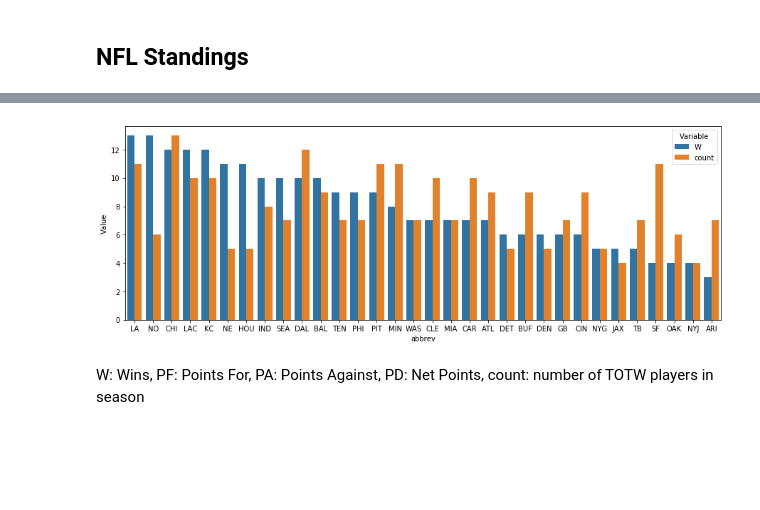
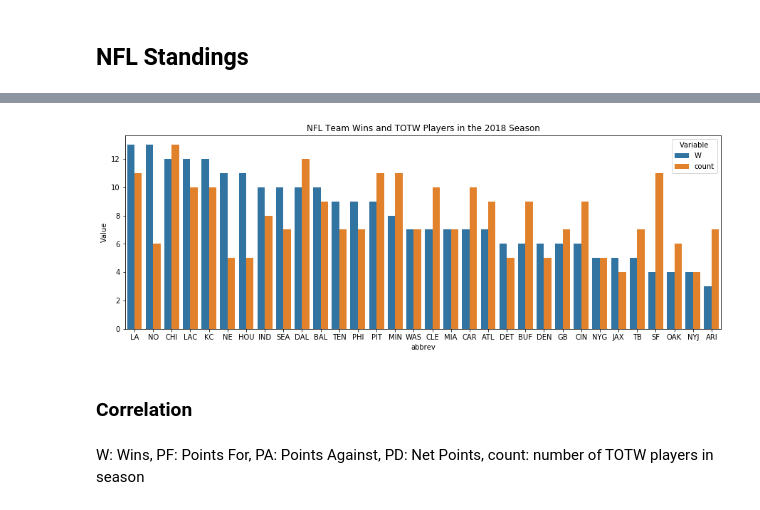
Before and after one commit to WJMatthew/MUT19, a Jupyter notebook: totw_analysis-jan4.ipynb, the cells around one changed output, grey strips where cells are left out. Saved outputs shown, nothing was run; the diff lists cells and outputs as text; code cells hidden in the pictures; blank space fills up the shorter version.

```diff
--- a/totw_analysis-jan4.ipynb
+++ b/totw_analysis-jan4.ipynb
@@ -228,8 +186,11 @@ tidied = tidy(all_df)
 # %%
 plt.figure(figsize=(15, 5))
 sns.barplot(data=tidied, x='abbrev', y='Value', hue='Variable');
+plt.title('NFL Team Wins and TOTW Players in the 2018 Season');
 # %% [output]
-[figure, old version]
+[figure, new version]
+# %% [markdown]
+### Correlation
 # %% [markdown]
 W: Wins, PF: Points For, PA: Points Against, PD: Net Points, count: number of TOTW players in season
 # %%
```
Also changed, not shown: parts of 9 cells of this notebook.
